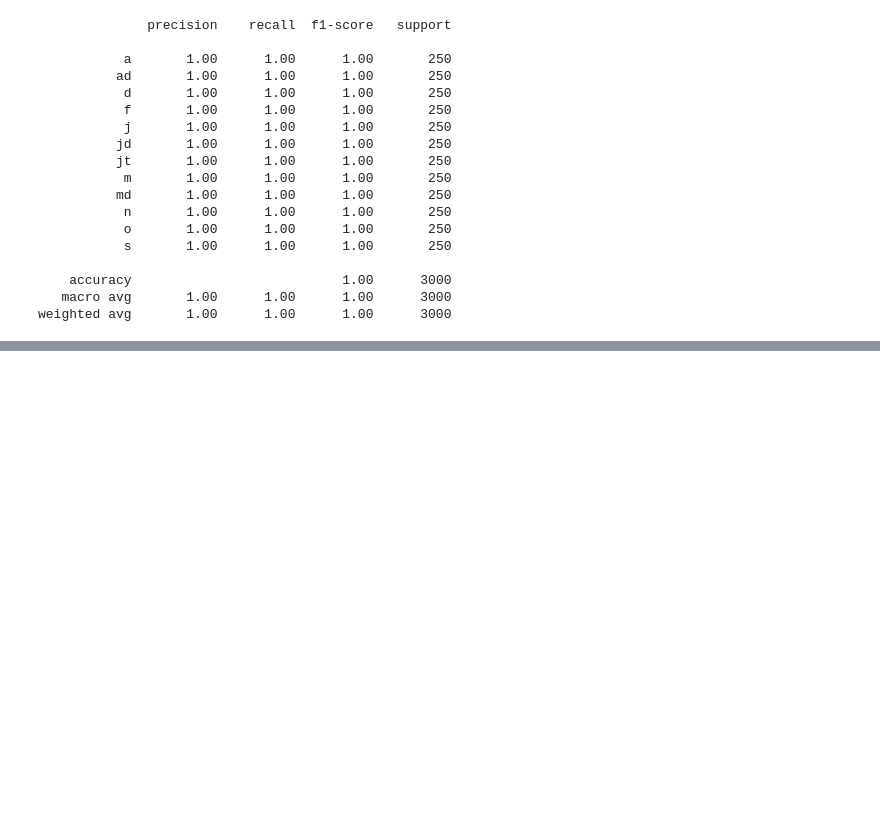
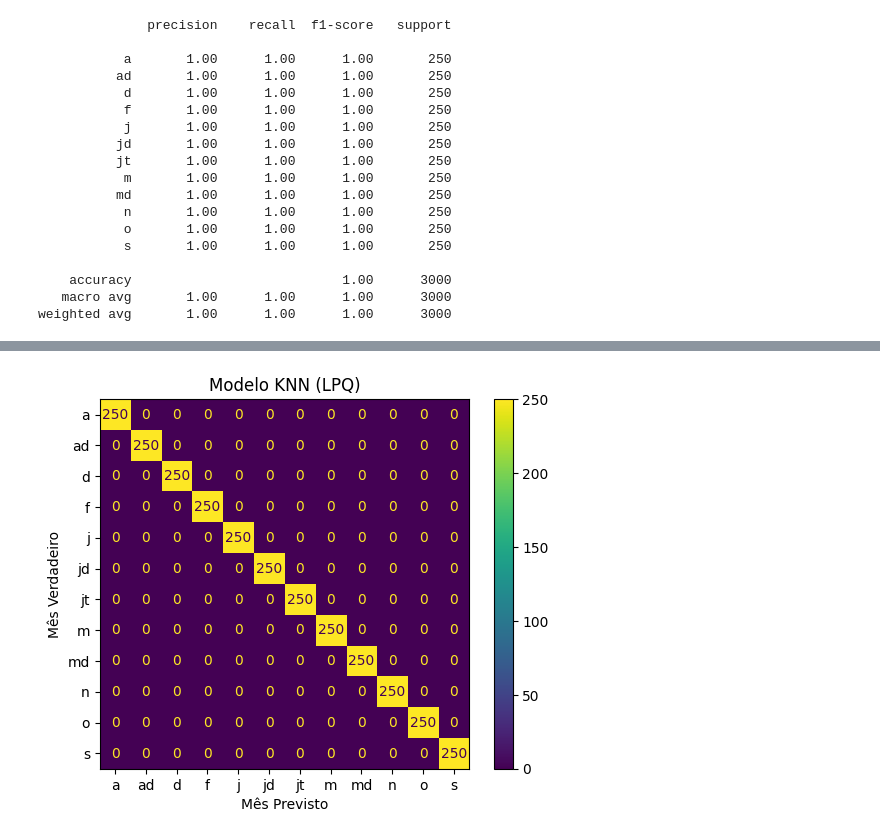
Before and after one commit to alguiguilo098/Trabalho-Final-Inteligencia-Computacional, a Jupyter notebook: main.ipynb, the cells around one changed output, grey strips where cells are left out. Cells and saved outputs as stored; diff of their text form; code cells hidden in the pictures; blank space fills up the shorter version.

```diff
--- a/main.ipynb
+++ b/main.ipynb
@@ -262,0 +268,30 @@ plt.show()
+# %%
+CVPARTS=5 # number of CV parts
+
+pipe=Pipeline(steps=[("scalar",StandardScaler()),
+                     ("knn",KNeighborsClassifier())])
+parameters={
+    "knn__n_neighbors":[1,2,3,4,7,8,9],
+    "knn__weights":['uniform', 'distance']
+}
+
+knn=GridSearchCV(estimator=pipe,
+                    param_grid=parameters,
+                    scoring="f1_macro",
+                    cv=CVPARTS,n_jobs=-1)
+# %%
+if DESCRIPTOR=="GLCM":
+    knn.fit(X=X_glcm,y=y)
+elif DESCRIPTOR=="LBP":
+    knn.fit(X=X_lbp,y=y)
+elif DESCRIPTOR=="LPQ":
+    knn.fit(X=X_lpq,y=y)
+# %%
+if DESCRIPTOR=="GLCM":
+    ypredknn=knn.predict(X=X_glcm)
+elif DESCRIPTOR=="LBP":
+    ypredknn=knn.predict(X=X_lbp)
+elif DESCRIPTOR=="LPQ":
+    ypredknn=knn.predict(X=X_lpq)
+
+knn.best_params_
@@ -262,0 +321,14 @@ plt.show()
+# %%
+#Confusion Matrix
+
+ConfusionMatrixDisplay.from_predictions(y,ypredknn)
+
+plt.title("Modelo KNN"+" "+"("+DESCRIPTOR+")")
+
+plt.xlabel("Mês Previsto")
+
+plt.ylabel("Mês Verdadeiro")
+
+plt.show()
+# %% [output]
+[figure, added]
```
Also changed, not shown: parts of 7 cells of this notebook, 1 other file.
